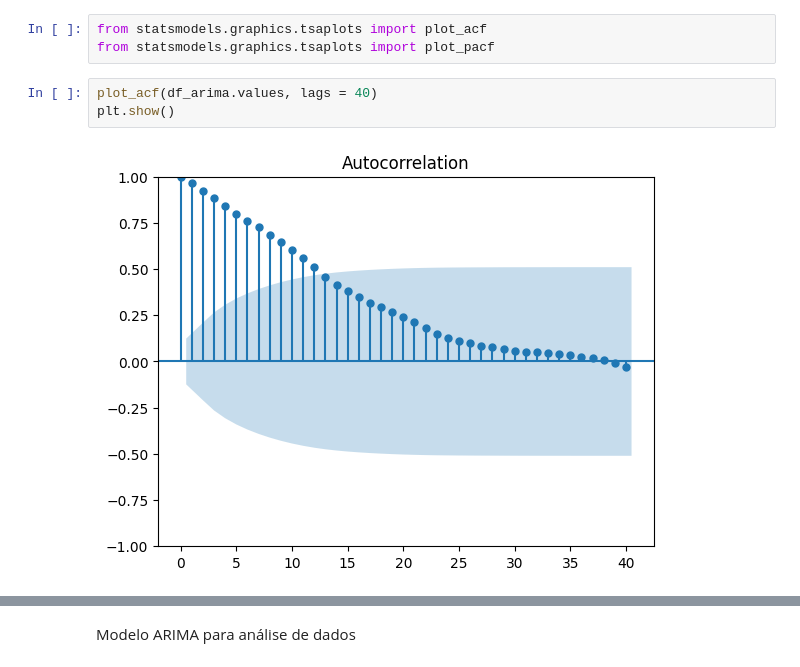
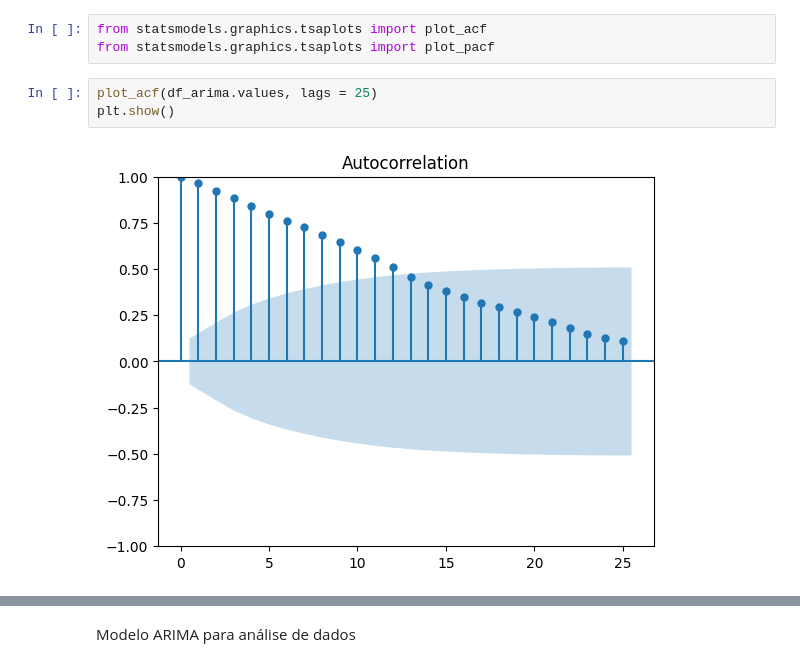
Before and after one commit to jorgeplatero/postech_techchallenge_fase_2, a Jupyter notebook: notebook.ipynb, the cells around one changed output, grey strips where cells are left out. Saved outputs shown, nothing was run; the diff lists cells and outputs as text.

```diff
--- a/notebook.ipynb
+++ b/notebook.ipynb
@@ -417,7 +415,7 @@ plt.show()
 from statsmodels.graphics.tsaplots import plot_acf
 from statsmodels.graphics.tsaplots import plot_pacf
 # %%
-plot_acf(df_arima.values, lags = 40)
+plot_acf(df_arima.values, lags = 25)
 plt.show()
 # %% [output]
-[figure, old version]
+[figure, new version]
```
Also changed, not shown: parts of 12 cells of this notebook.
